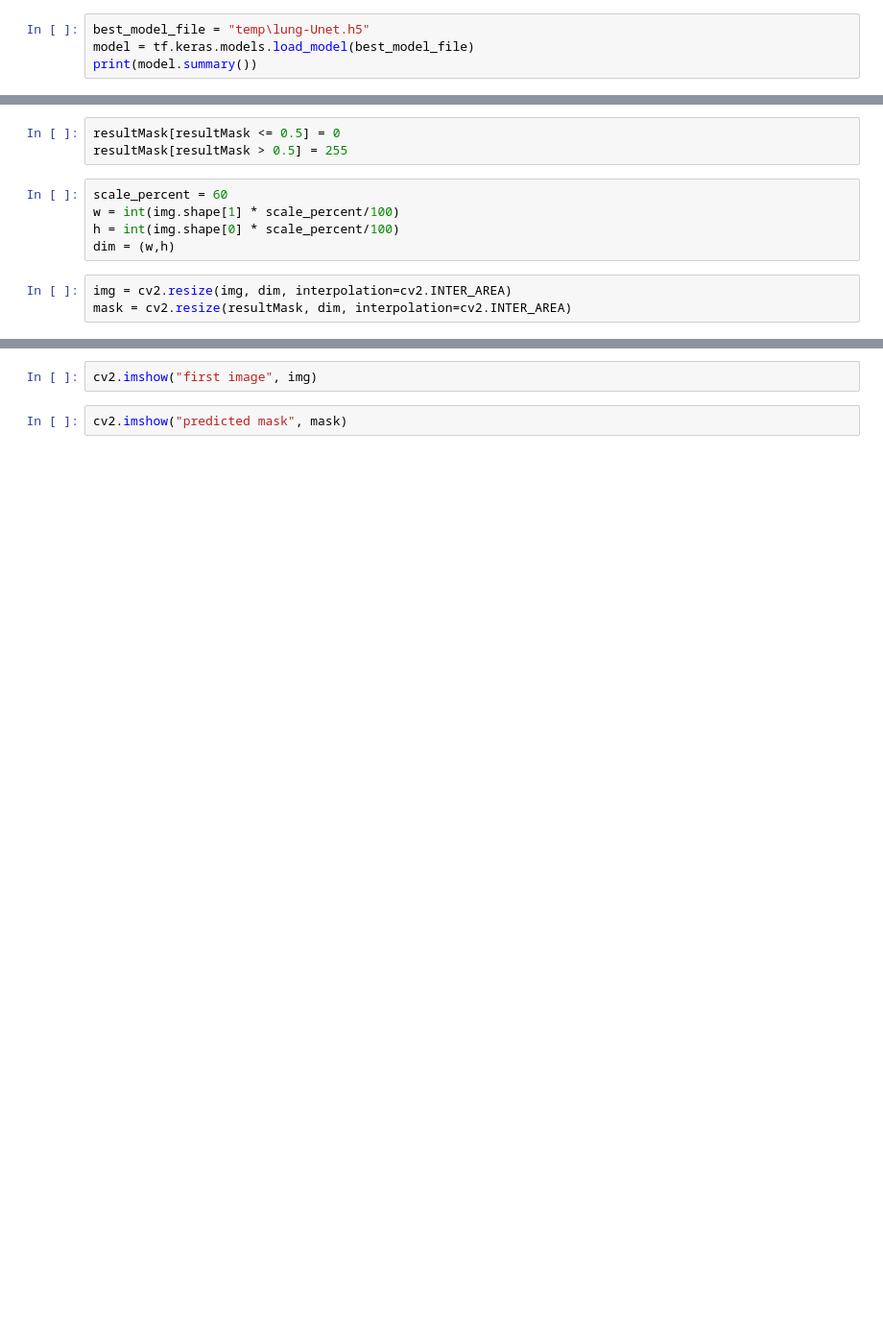
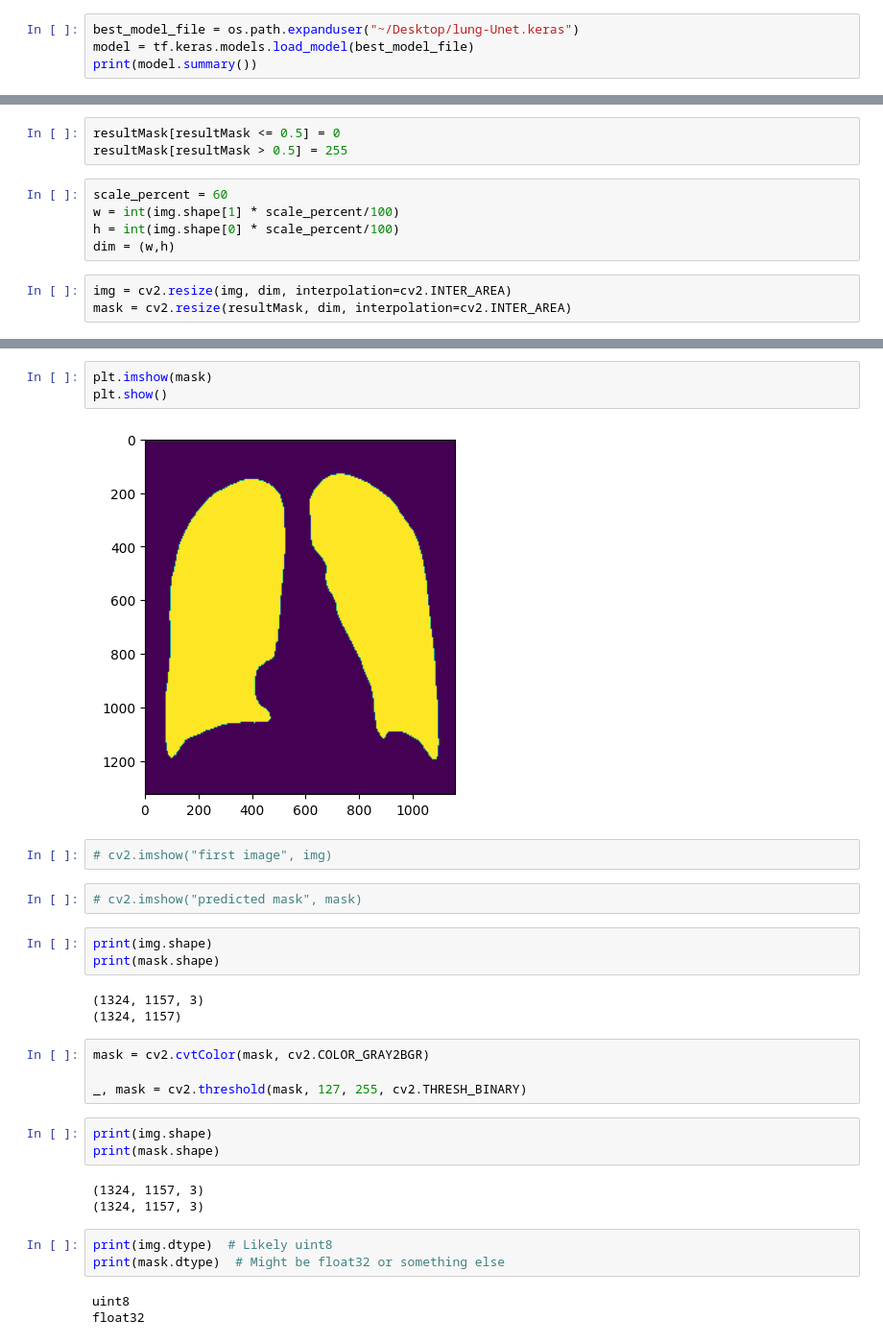
Before and after one commit to MATIBAI-ML/UNet-Lung-Segmentation, a Jupyter notebook: test.ipynb, the cells around one changed output, grey strips where cells are left out. Shown: that part at 96% size. Saved outputs shown, nothing was run; the diff lists cells and outputs as text; blank space fills up the shorter version.

```diff
--- a/test.ipynb
+++ b/test.ipynb
@@ -5,4 +6,4 @@ import cv2
 # %%
-best_model_file = "temp\lung-Unet.h5"
+best_model_file = os.path.expanduser("~/Desktop/lung-Unet.keras")
 model = tf.keras.models.load_model(best_model_file)
 print(model.summary())
@@ -34,4 +70,31 @@ mask = cv2.resize(resultMask, dim, interpolation=cv2.INTER_AREA)
+# %%
+plt.imshow(mask)
+plt.show()
+# %% [output]
+[figure, added]
 # %%
-cv2.imshow("first image", img)
+# cv2.imshow("first image", img)
 # %%
-cv2.imshow("predicted mask", mask)
+# cv2.imshow("predicted mask", mask)
+# %%
+print(img.shape)
+print(mask.shape)
+# %% [output]
+(1324, 1157, 3)
+(1324, 1157)
+# %%
+mask = cv2.cvtColor(mask, cv2.COLOR_GRAY2BGR)
+
+_, mask = cv2.threshold(mask, 127, 255, cv2.THRESH_BINARY)
+# %%
+print(img.shape)
+print(mask.shape)
+# %% [output]
+(1324, 1157, 3)
+(1324, 1157, 3)
+# %%
+print(img.dtype)  # Likely uint8
+print(mask.dtype)  # Might be float32 or something else
+# %% [output]
+uint8
+float32
```
Also changed, not shown: parts of 11 cells of this notebook, 6 other files.
